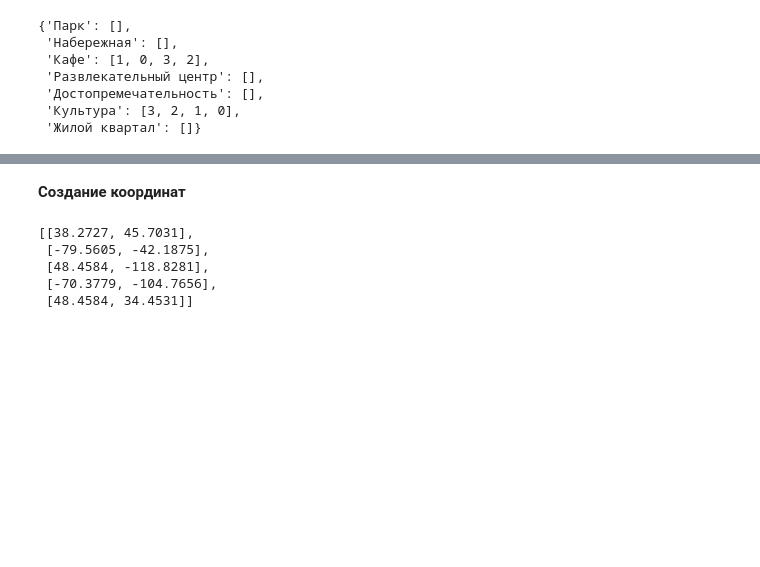
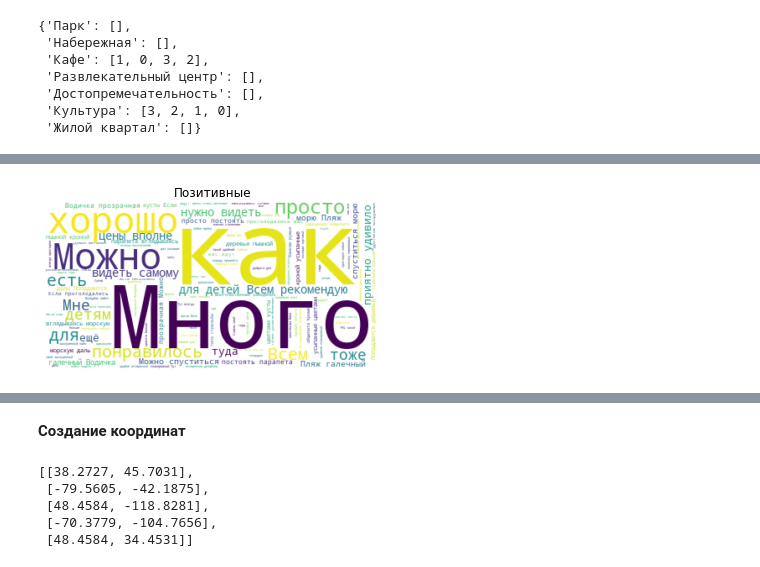
Before and after one commit to yupest/nto, a Jupyter notebook: Генерация данных.ipynb, the cells around one changed output, grey strips where cells are left out. Cells and saved outputs as stored; diff of their text form; code cells hidden in the pictures; blank space fills up the shorter version.

```diff
--- a/Генерация данных.ipynb
+++ b/Генерация данных.ipynb
@@ -522,0 +528,24 @@ loc, cat, s,used_reviews[cat]
+# %%
+negative = []
+positive = []
+for i in range(0, len(rating)):
+    if rating[i]<4:
+        negative.append(text[i])
+    else:
+        positive.append(text[i])
+from wordcloud import WordCloud, STOPWORDS
+import matplotlib.pyplot as plt
+
+#Выделяем слова которые точно не должны использоваться при построении облака слов!
+stopwords = set(STOPWORDS)
+stopwords.update(["на", "все", "эта", "не", "уже", "это", "что", "по", "так", "но", 'какой', "очень", 'n', 'здесь', "место"])
+#Создаем облако
+wordcloud = WordCloud(stopwords = stopwords, background_color="white", min_word_length=3 ).generate(str(positive))
+
+# Рисуем результат
+plt.imshow(wordcloud, interpolation='bilinear')
+plt.title('Позитивные')
+plt.axis("off")
+plt.show()
+# %% [output]
+[figure, added]
```
Also changed, not shown: parts of 9 cells of this notebook.
